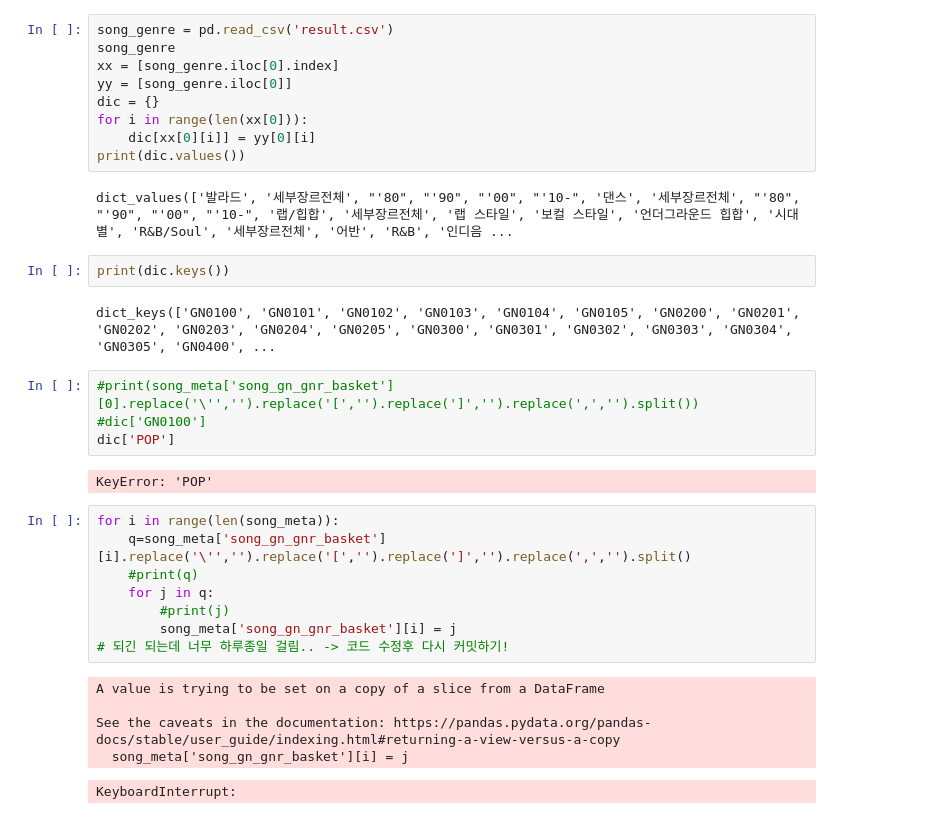
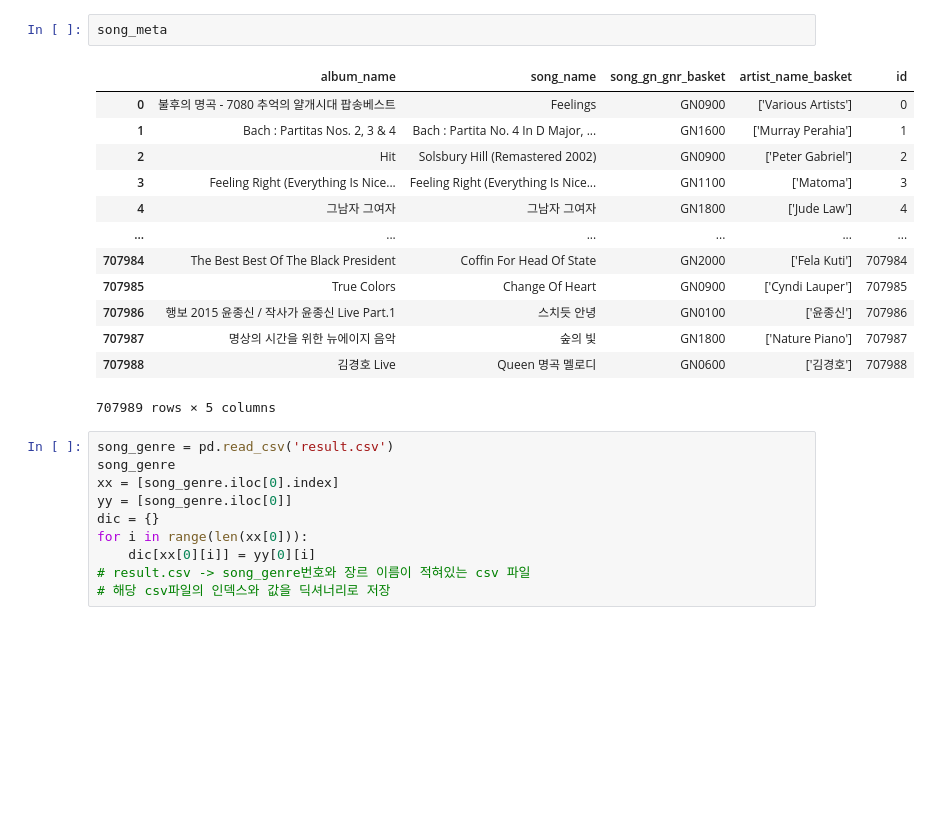
Before and after one commit to SHEWANTSME/BDP_term_project, a Jupyter notebook: scripts/prac.ipynb, the cells around one changed output. Saved outputs shown, nothing was run; the diff lists cells and outputs as text; blank space fills up the shorter version.

```diff
--- a/scripts/prac.ipynb
+++ b/scripts/prac.ipynb
@@ -36,3 +35,19 @@ len(song_meta)
+# %%
+song_meta
+# %% [output]
+|  | album_name | song_name | song_gn_gnr_basket | artist_name_basket | id |
+| 0 | 불후의 명곡 - 7080 추억의 얄개시대 팝송베스트 | Feelings | GN0900 | ['Various Artists'] | 0 |
+| 1 | Bach : Partitas Nos. 2, 3 & 4 | Bach : Partita No. 4 In D Major, ... | GN1600 | ['Murray Perahia'] | 1 |
+| 2 | Hit | Solsbury Hill (Remastered 2002) | GN0900 | ['Peter Gabriel'] | 2 |
+| 3 | Feeling Right (Everything Is Nice... | Feeling Right (Everything Is Nice... | GN1100 | ['Matoma'] | 3 |
+| 4 | 그남자 그여자 | 그남자 그여자 | GN1800 | ['Jude Law'] | 4 |
+| ... | ... | ... | ... | ... | ... |
+| 707984 | The Best Best Of The Black President | Coffin For Head Of State | GN2000 | ['Fela Kuti'] | 707984 |
+| 707985 | True Colors | Change Of Heart | GN0900 | ['Cyndi Lauper'] | 707985 |
+| 707986 | 행보 2015 윤종신 / 작사가 윤종신 Live Part.1 | 스치듯 안녕 | GN0100 | ['윤종신'] | 707986 |
+| 707987 | 명상의 시간을 위한 뉴에이지 음악 | 숲의 빛 | GN1800 | ['Nature Piano'] | 707987 |
+| 707988 | 김경호 Live | Queen 명곡 멜로디 | GN0600 | ['김경호'] | 707988 |
+707989 rows × 5 columns
 # %%
 song_genre = pd.read_csv('result.csv')
 song_genre
@@ -41,30 +56,5 @@ yy = [song_genre.iloc[0]]
 dic = {}
 for i in range(len(xx[0])):
     dic[xx[0][i]] = yy[0][i]
-print(dic.values())
+# result.csv -> song_genre번호와 장르 이름이 적혀있는 csv 파일
+# 해당 csv파일의 인덱스와 값을 딕셔너리로 저장
-# %% [output]
-dict_values(['발라드', '세부장르전체', "'80", "'90", "'00", "'10-", '댄스', '세부장르전체', "'80", "'90", "'00", "'10-", '랩/힙합', '세부장르전체', '랩 스타일', '보컬 스타일', '언더그라운드 힙합', '시대별', 'R&B/Soul', '세부장르전체', '어반', 'R&B', '인디음 ...
-# %%
-print(dic.keys())
-# %% [output]
-dict_keys(['GN0100', 'GN0101', 'GN0102', 'GN0103', 'GN0104', 'GN0105', 'GN0200', 'GN0201', 'GN0202', 'GN0203', 'GN0204', 'GN0205', 'GN0300', 'GN0301', 'GN0302', 'GN0303', 'GN0304', 'GN0305', 'GN0400', ...
-# %%
-#print(song_meta['song_gn_gnr_basket'][0].replace('\'','').replace('[','').replace(']','').replace(',','').split())
-#dic['GN0100']
-dic['POP']
-# %% [output]
-KeyError: 'POP'
-# %%
-for i in range(len(song_meta)):
-    q=song_meta['song_gn_gnr_basket'][i].replace('\'','').replace('[','').replace(']','').replace(',','').split()
-    #print(q)
-    for j in q:
-        #print(j)
-        song_meta['song_gn_gnr_basket'][i] = j
-# 되긴 되는데 너무 하루종일 걸림.. -> 코드 수정후 다시 커밋하기!
-# %% [output]
-A value is trying to be set on a copy of a slice from a DataFrame
-
-See the caveats in the documentation: https://pandas.pydata.org/pandas-docs/stable/user_guide/indexing.html#returning-a-view-versus-a-copy
-  song_meta['song_gn_gnr_basket'][i] = j
-KeyboardInterrupt:
```
Also changed, not shown: parts of 15 cells of this notebook.
